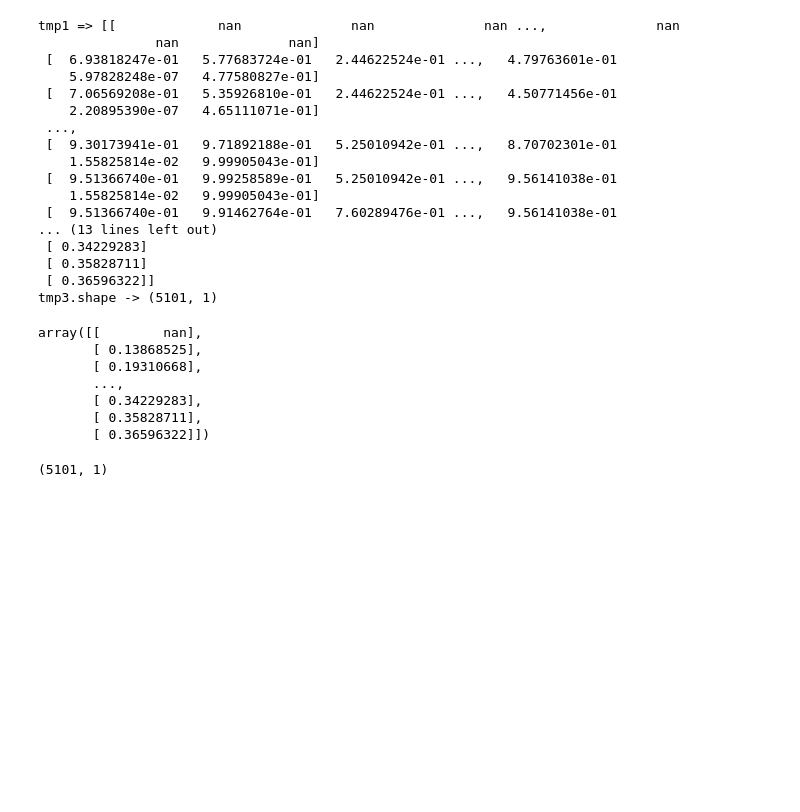
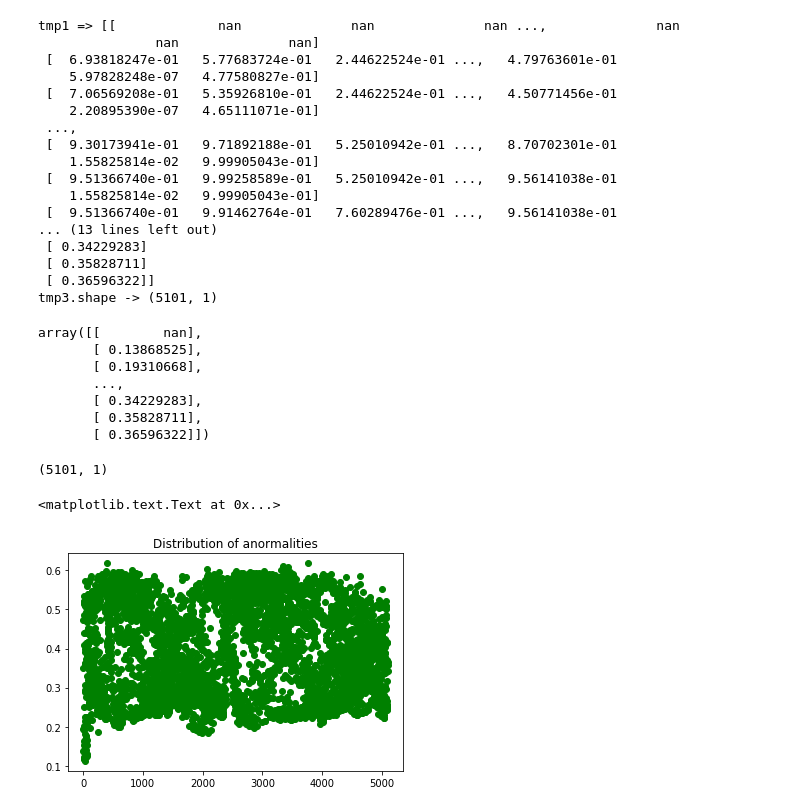
Before and after one commit to zikmout/ATS_learning, a Jupyter notebook: atos3.ipynb, the cells around one changed output. Saved outputs shown, nothing was run; the diff lists cells and outputs as text; code cells hidden in the pictures; blank space fills up the shorter version.

```diff
--- a/atos3.ipynb
+++ b/atos3.ipynb
@@ -148,4 +148,11 @@ array([[        nan],
 pval.shape
 # %% [output]
 (5101, 1)
+# %%
+plt.plot(pval, 'go')
+plt.title("Distribution of anormalities")
+plt.xlabel("")
+# %% [output]
+<matplotlib.text.Text at 0x...>
+[figure, added]
 # %%
```
Also changed, not shown: parts of 10 cells of this notebook.
